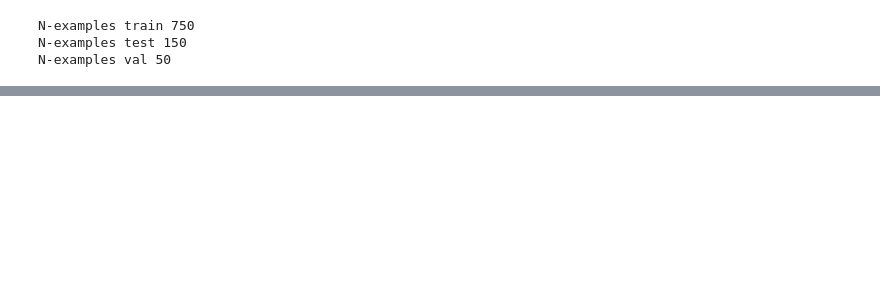
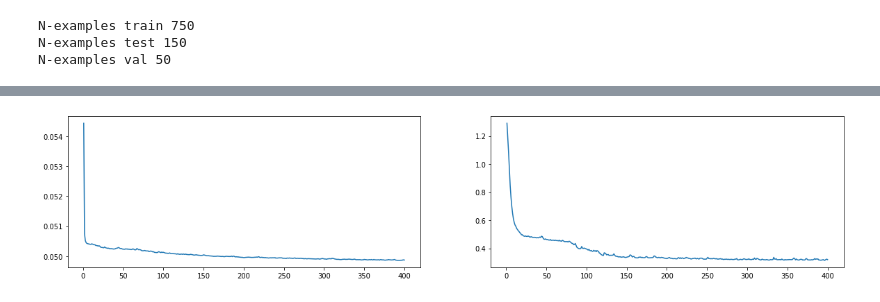
Before and after one commit to its-gucci/cs233_gtda_hw4, a Jupyter notebook: cs233_gtda_hw4/notebooks/main.ipynb, the cells around one changed output, grey strips where cells are left out. Cells and saved outputs as stored; diff of their text form; code cells hidden in the pictures; blank space fills up the shorter version.

```diff
--- a/cs233_gtda_hw4/notebooks/main.ipynb
+++ b/cs233_gtda_hw4/notebooks/main.ipynb
@@ -150,3 +169,13 @@ ax3.plot(range(n_train_epochs), test_losses, label='Test loss')
+# %%
+if part_aware_model:
+    fig, axes = plt.subplots(ncols=2, figsize=(20, 4))
+
+    ax1, ax2 = axes
+
+    ax1.plot(range(start_epoch, start_epoch + n_train_epochs), cds, label='CD loss')
+    ax2.plot(range(start_epoch, start_epoch + n_train_epochs), xes, label='XE loss')
+# %% [output]
+[figure, added]
 # %%
 # Load model with best per-validation loss (uncomment when ready)
 best_epoch = load_state_dicts(out_file, model=model)
```
Also changed, not shown: parts of 7 cells of this notebook, 1 other file.
